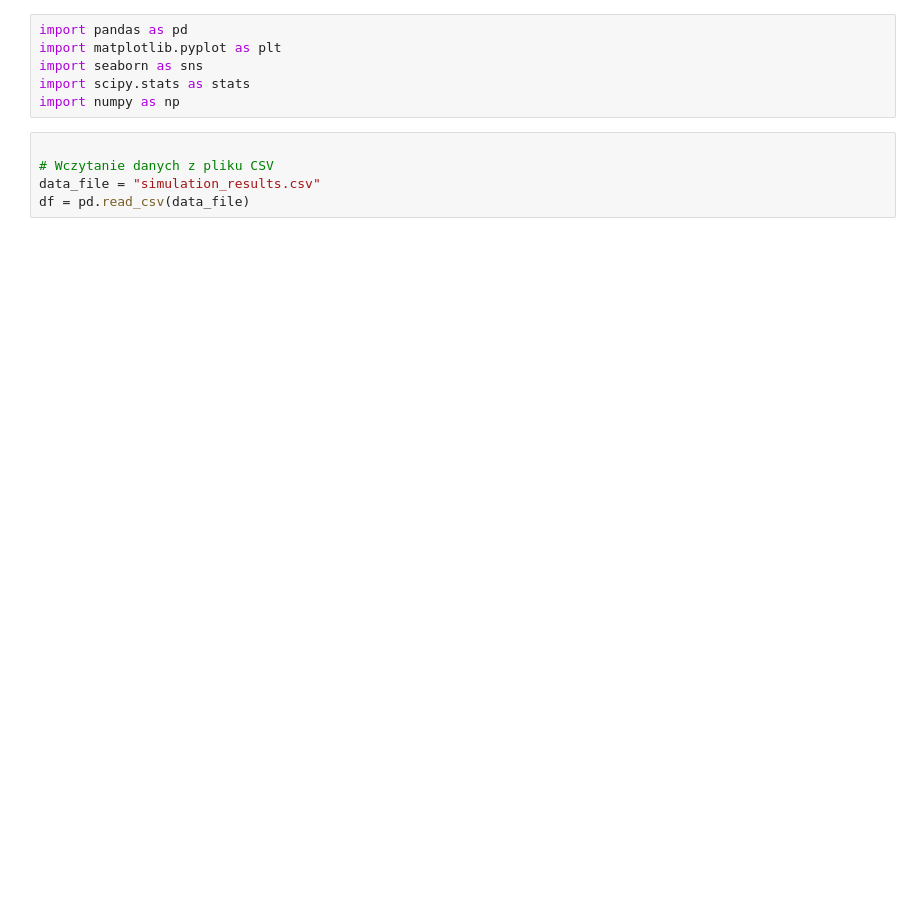
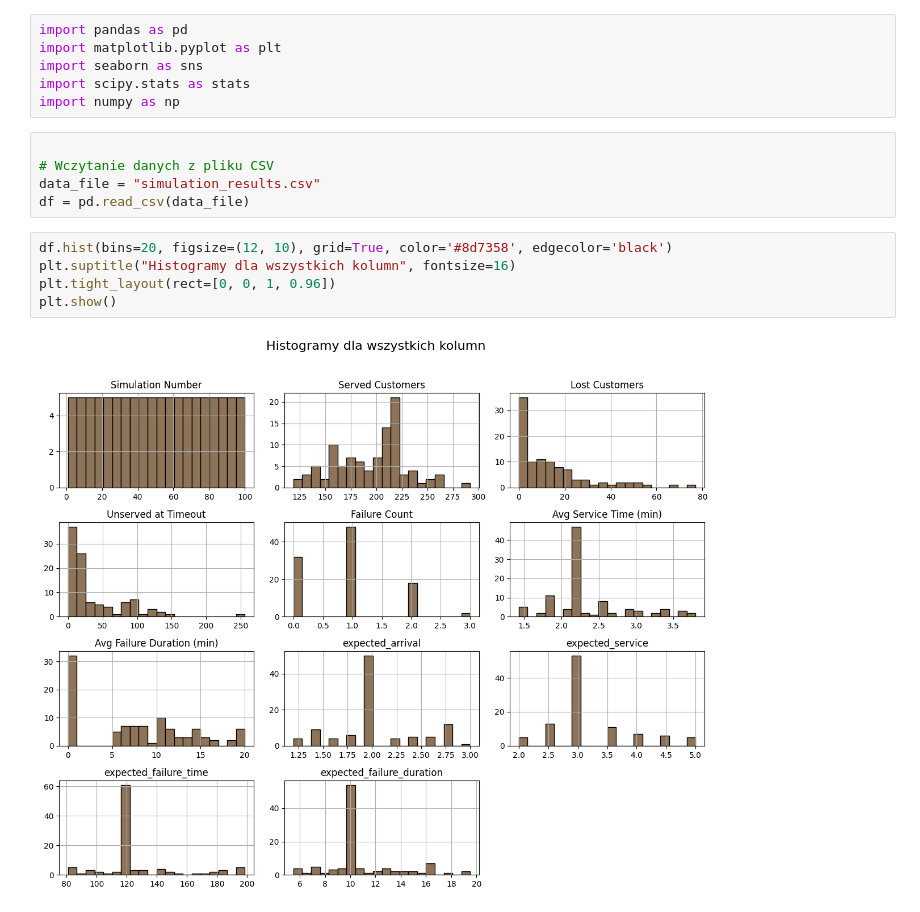
Before and after one commit to P3T3R3/Statistics-and-mass-service-theory, a Jupyter notebook: simulation_statistics.ipynb, the cells around one changed output. Cells and saved outputs as stored; diff of their text form; blank space fills up the shorter version.

```diff
--- a/simulation_statistics.ipynb
+++ b/simulation_statistics.ipynb
@@ -9,6 +9,13 @@ import numpy as np
 # Wczytanie danych z pliku CSV
 data_file = "simulation_results.csv"
 df = pd.read_csv(data_file)
+# %%
+df.hist(bins=20, figsize=(12, 10), grid=True, color='#8d7358', edgecolor='black')
+plt.suptitle("Histogramy dla wszystkich kolumn", fontsize=16)
+plt.tight_layout(rect=[0, 0, 1, 0.96])
+plt.show()
+# %% [output]
+[figure, added]
 # %%
 # Wyświetlenie pierwszych kilku wierszy danych
 print("Podgląd danych:")
```
Also changed, not shown: parts of 12 cells of this notebook, 8 other files.
